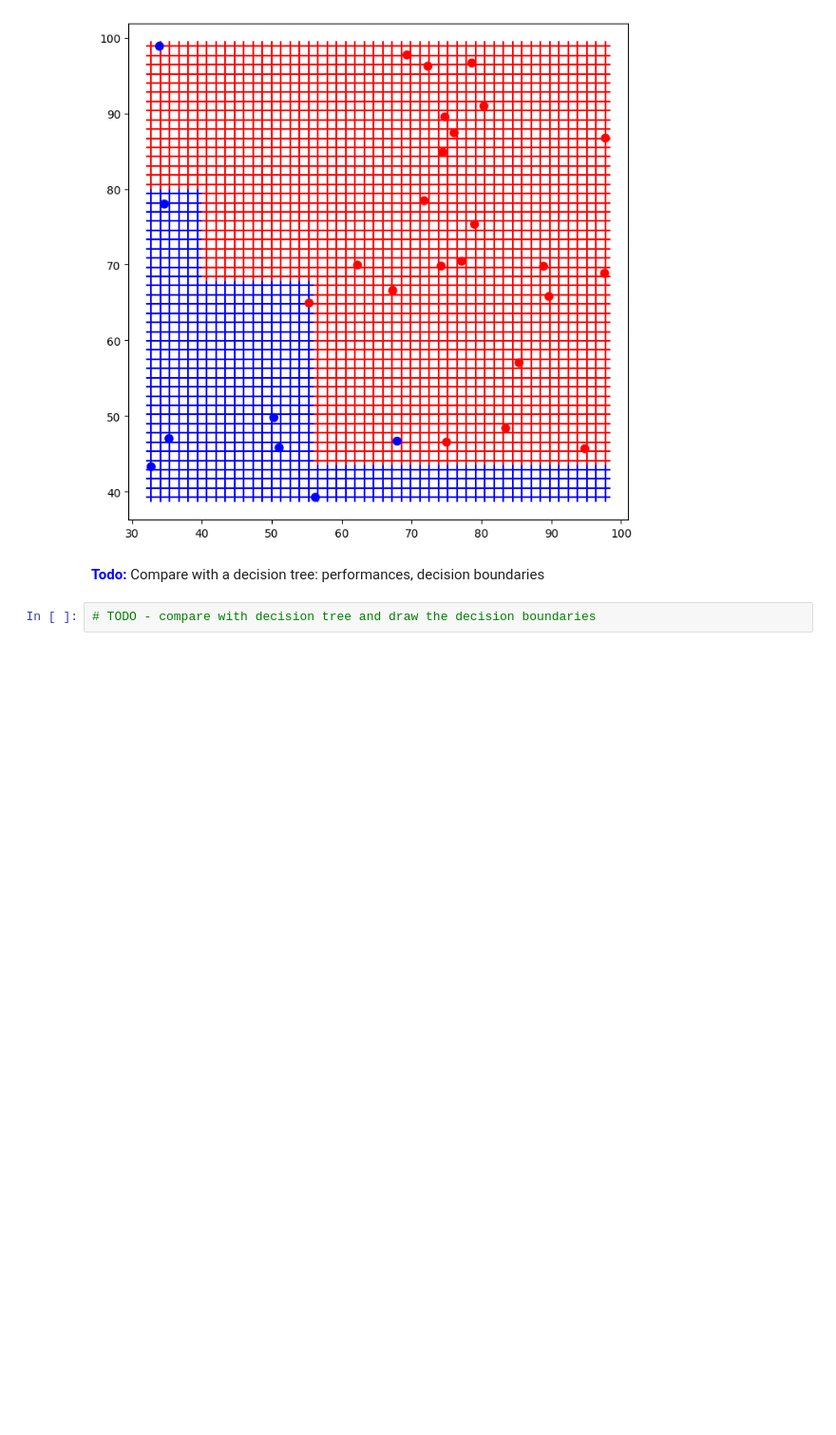
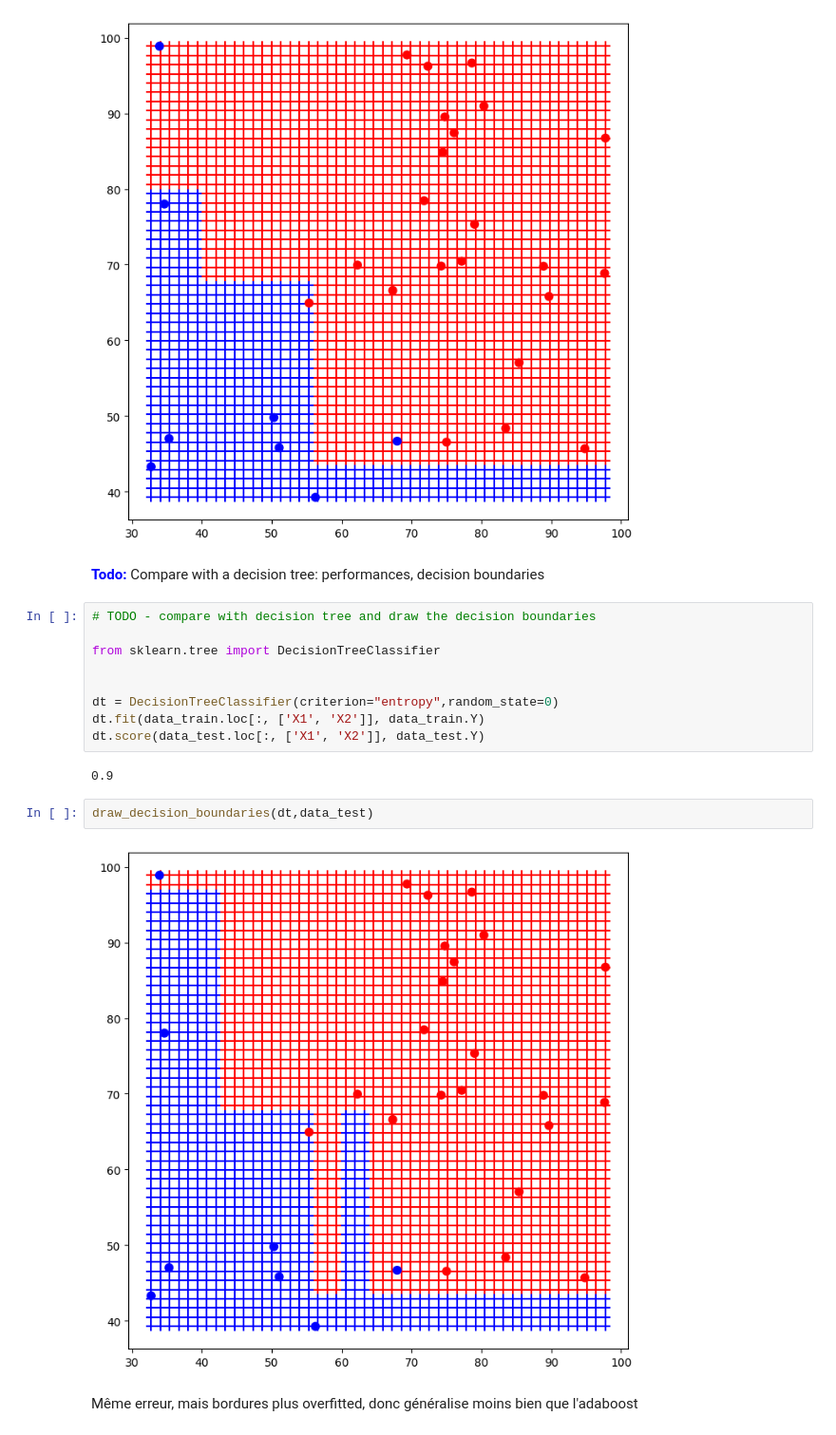
Before and after one commit to AquaBxSchool/2024-2025-ESIR-AA, a Jupyter notebook: TP Introduction/TP3_Random_Forest_student.ipynb, the cells around one changed output. Shown: that part at 95% size. Cells and saved outputs as stored; diff of their text form; blank space fills up the shorter version.

```diff
--- a/TP Introduction/TP3_Random_Forest_student.ipynb
+++ b/TP Introduction/TP3_Random_Forest_student.ipynb
@@ -248,5 +398,20 @@ draw_decision_boundaries(aboost,data_test)
 [figure]
 # %% [markdown]
 <font color="blue">**Todo:**</font> Compare with a decision tree: performances, decision boundaries
-# %%
-# TODO - compare with decision tree and draw the decision boundaries
+# %%
+# TODO - compare with decision tree and draw the decision boundaries
+
+from sklearn.tree import DecisionTreeClassifier
+
+
+dt = DecisionTreeClassifier(criterion="entropy",random_state=0)
+dt.fit(data_train.loc[:, ['X1', 'X2']], data_train.Y)
+dt.score(data_test.loc[:, ['X1', 'X2']], data_test.Y)
+# %% [output]
+0.9
+# %%
+draw_decision_boundaries(dt,data_test)
+# %% [output]
+[figure, added]
+# %% [markdown]
+Même erreur, mais bordures plus overfitted, donc généralise moins bien que l'adaboost
```
Also changed, not shown: parts of 42 cells of this notebook, 22 other files.
